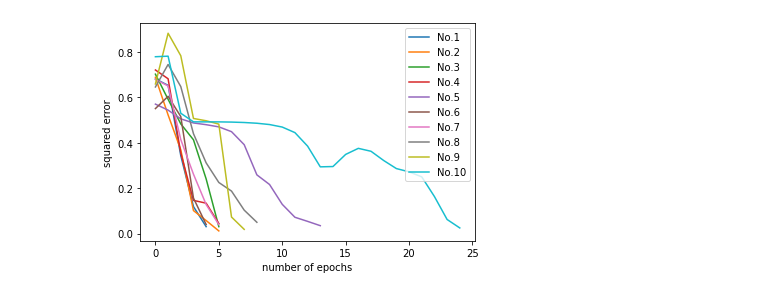
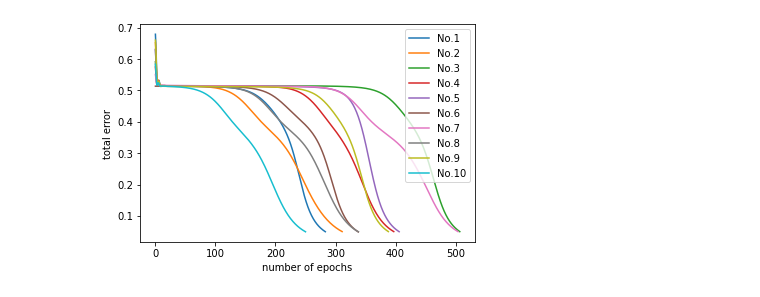
Before and after one commit to circle117/CPEN502-project, a Jupyter notebook: plot/lossPlot.ipynb, the cells around one changed output. Cells and saved outputs as stored; diff of their text form; code cells hidden in the pictures.

```diff
--- a/plot/lossPlot.ipynb
+++ b/plot/lossPlot.ipynb
@@ -1,7 +1,7 @@
 # %%
 import pandas as pd
 import matplotlib.pyplot as plt
-filePath = "../data/result/bipolarLoss-momentum0.9test.csv"
+filePath = "../data/result/xorLoss-momentum0.9.csv"
 # %%
 df = pd.read_csv(filePath)
 df
@@ -26,17 +22,17 @@ df
 # %%
 plt.plot(df["epoch"], df["loss1"], label="No.1")
 plt.plot(df["epoch"], df["loss2"], label="No.2")
 plt.plot(df["epoch"], df["loss3"], label="No.3")
 plt.plot(df["epoch"], df["loss4"], label="No.4")
 plt.plot(df["epoch"], df["loss5"], label="No.5")
 plt.plot(df["epoch"], df["loss6"], label="No.6")
 plt.plot(df["epoch"], df["loss7"], label="No.7")
 plt.plot(df["epoch"], df["loss8"], label="No.8")
 plt.plot(df["epoch"], df["loss9"], label="No.9")
 plt.plot(df["epoch"], df["loss10"], label="No.10")
 plt.legend()
 plt.xlabel("number of epochs")
-plt.ylabel("squared error")
-plt.savefig("./res/bipolarLoss09test.png")
+plt.ylabel("total error")
+plt.savefig("./res/xorLoss09.png")
 # %% [output]
-[figure, old version]
+[figure, new version]
```
Also changed, not shown: parts of 1 cell of this notebook, 3 other files.
